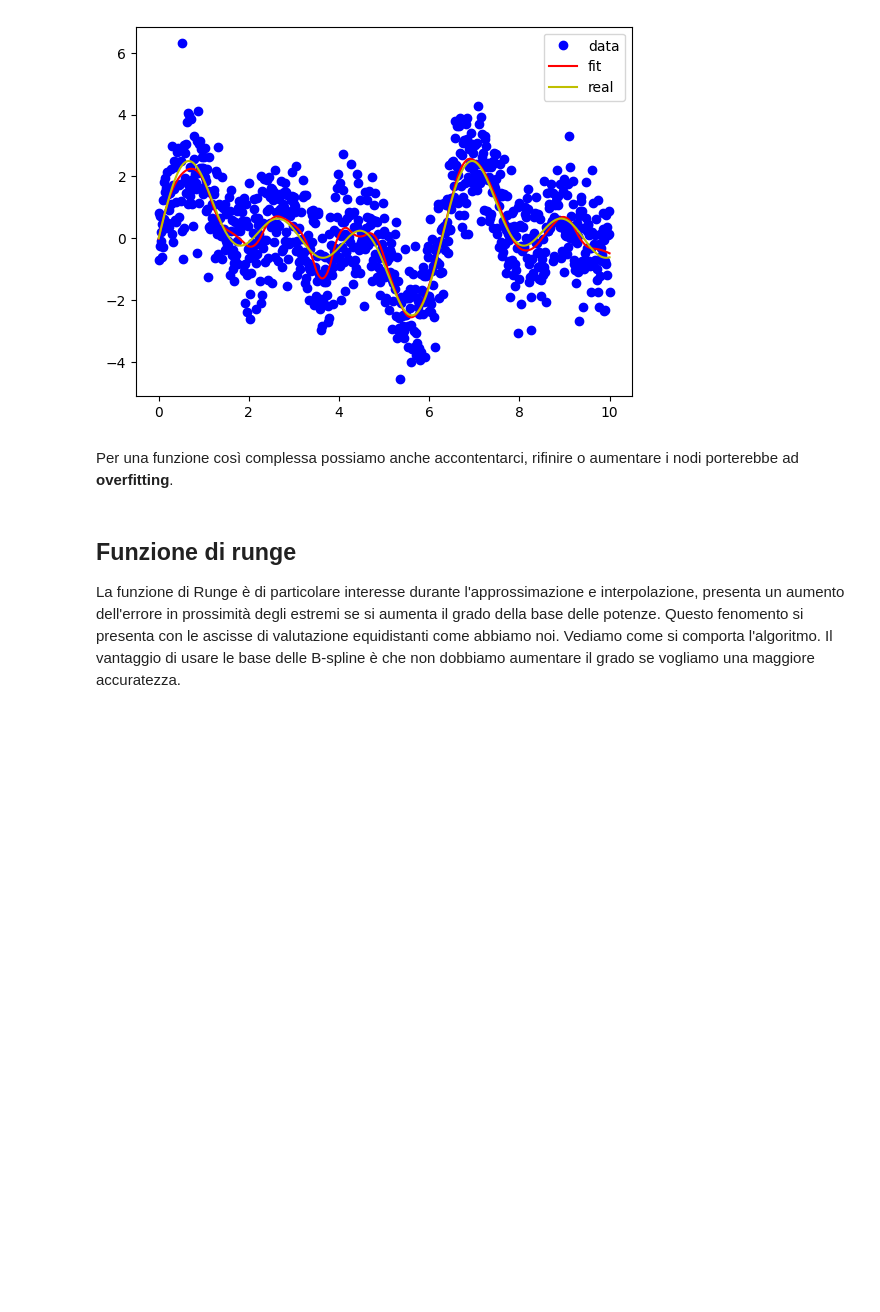
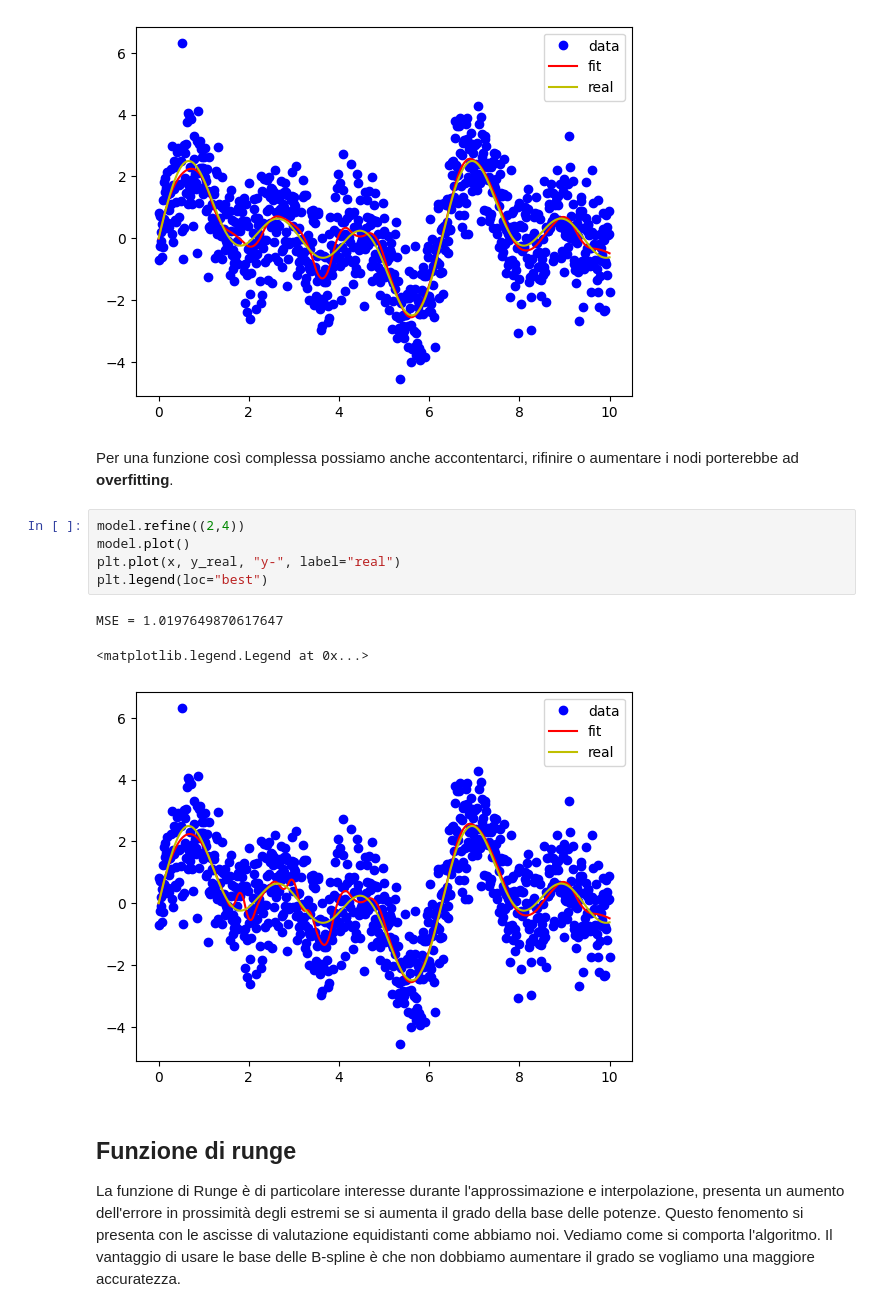
Before and after one commit to cMancio00/B-Spline, a Jupyter notebook: esempi.ipynb, the cells around one changed output. Drawn from its saved outputs; the diff is of its cells as text; blank space fills up the shorter version.

```diff
--- a/esempi.ipynb
+++ b/esempi.ipynb
@@ -234,6 +234,15 @@ MSE = 1.027356972130468
 [figure]
 # %% [markdown]
 Per una funzione così complessa possiamo anche accontentarci, rifinire o aumentare i nodi porterebbe ad **overfitting**.
+# %%
+model.refine((2,4))
+model.plot()
+plt.plot(x, y_real, "y-", label="real")
+plt.legend(loc="best")
+# %% [output]
+MSE = 1.0197649870617647
+<matplotlib.legend.Legend at 0x...>
+[figure, added]
 # %% [markdown]
 ## Funzione di runge
 
```
Also changed, not shown: 9 other files.
